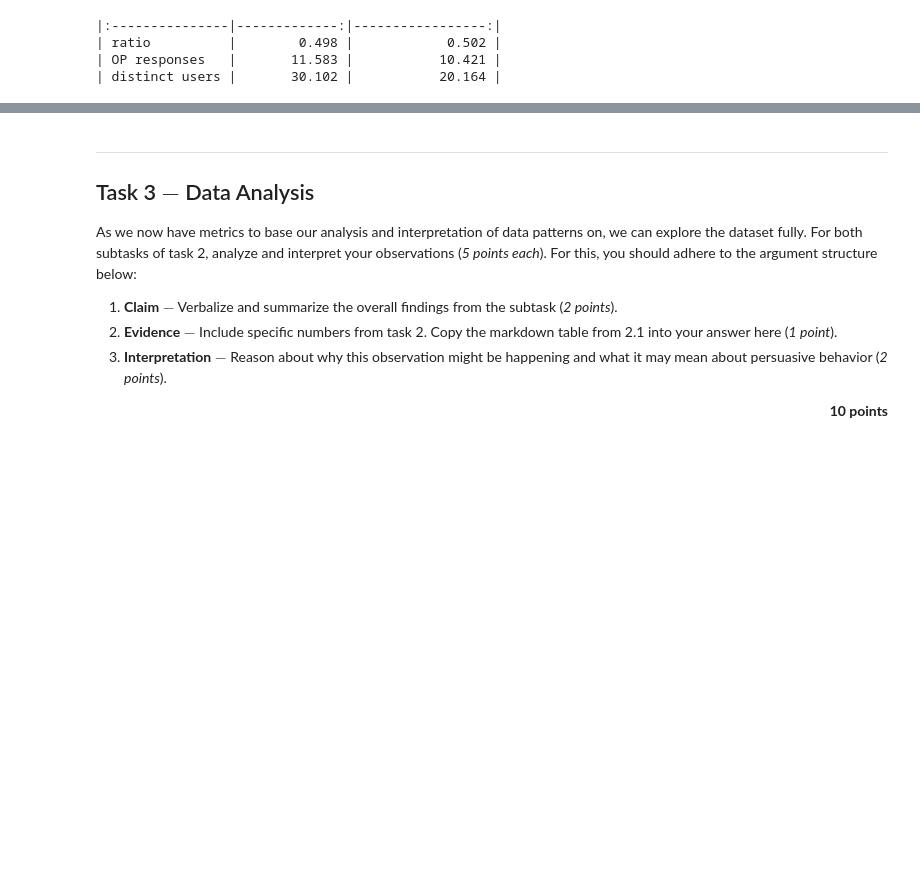
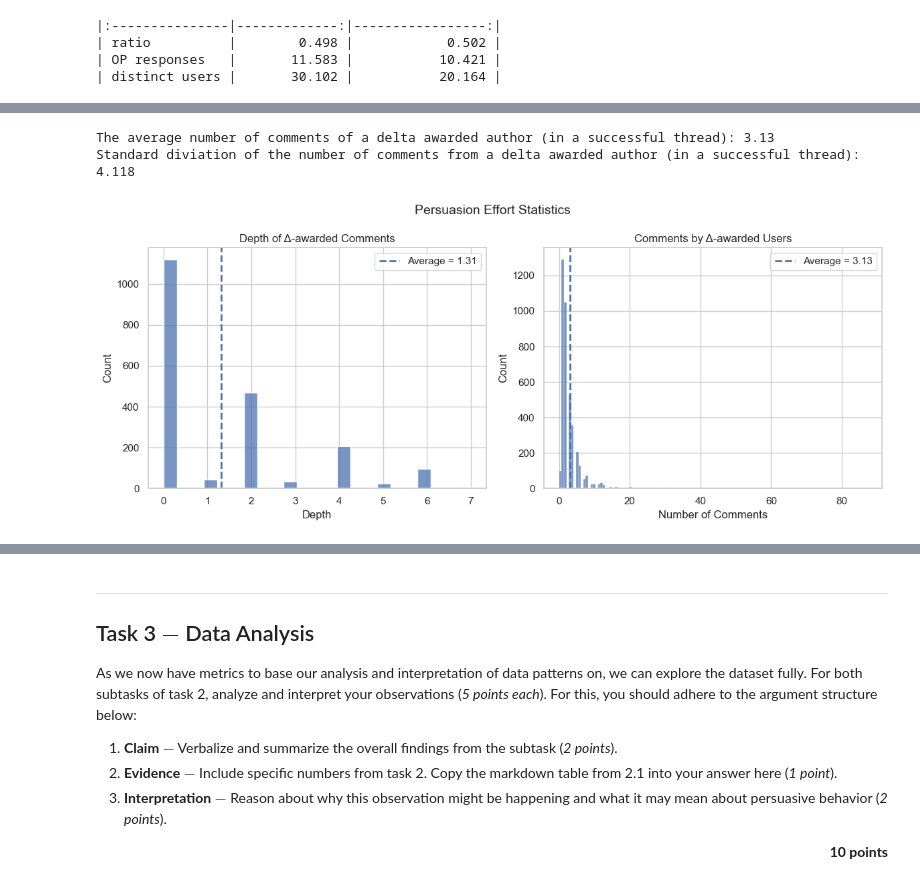
Before and after one commit to Ole-rgb/Lab-Argumentation-Technology, a Jupyter notebook: assignment-2.ipynb, the cells around one changed output, grey strips where cells are left out. Drawn from its saved outputs; the diff is of its cells as text; code cells hidden in the pictures; blank space fills up the shorter version.

```diff
--- a/assignment-2.ipynb
+++ b/assignment-2.ipynb
@@ -508,12 +499,67 @@ The average depth of a comment, that was awarded a delta is: 1.31
 # %%
-"""2.2.1: Depth of awarded deltas in successful threads"""
-i = 0
+"""2.2.2: Number of comments from delta awarded author (in successful threads)"""
 
+number_comments = []
 for thread_id in successful_thread_ids:
     thread_comments = df_successful[df_successful["thread_id"] == thread_id]
     delta_comments = thread_comments[thread_comments["persuasiveness"] == 1]
 
-    delta_authors = [d["author"] for _,d in delta_comments.iterrows()]
-    comments_in_thread = len(thread_comments)-1 # exclude the op
-    comments_per_delta_author = [len(thread_comments[thread_comments["author"]==d["author"]])for _,d in delta_comments.iterrows()]
-    #enumerate(zip(delta_authors, comments_per_delta_author))
+    comments_per_delta_author = [len(thread_comments[thread_comments["author"]==d["author"]]) for _,d in delta_comments.iterrows()]
+
+    number_comments.extend(comments_per_delta_author)
+
+agv_delta_author_comments = np.average(number_comments)
+std_delta_author_comments = np.std(number_comments)
+overall_delta_author_comments = number_comments
+
+print(f"The average number of comments of a delta awarded author (in a successful thread): {agv_delta_author_comments:.2f}")
+print(f"Standard diviation of the number of comments from a delta awarded author (in a successful thread): {std_delta_author_comments:.3f}\n")
+# %% [output]
+The average number of comments of a delta awarded author (in a successful thread): 3.13
+Standard diviation of the number of comments from a delta awarded author (in a successful thread): 4.118
+# %%
+'''Plots for 2.2.1/2.2.2'''
+
+fig, axes = fig, axes = plt.subplots(1, 2, figsize=(12, 5))
+
+# Left plot
+sns.histplot(
+    overall_depths,
+    ax=axes[0]
+)
+
+axes[0].axvline(
+    avg_depth,
+    linestyle="--",
+    linewidth=2,
+    label=f"Average = {avg_depth:.2f}"
+)
+
+axes[0].set_title("Depth of Δ-awarded Comments")
+axes[0].set_xlabel("Depth")
+axes[0].set_ylabel("Count")
+axes[0].legend()
+
+# Right plot
+sns.histplot(
+    overall_delta_author_comments,
+    ax=axes[1]
+)
+axes[1].axvline(
+    agv_delta_author_comments,
+    linestyle="--",
+    linewidth=2,
+    label=f"Average = {agv_delta_author_comments:.2f}"
+)
+
+axes[1].set_title("Comments by Δ-awarded Users")
+axes[1].set_xlabel("Number of Comments")
+axes[1].set_ylabel("Count")
+axes[1].legend()
+
+fig.suptitle("Persuasion Effort Statistics", fontsize=14)
+
+fig.tight_layout()
+plt.show()
+# %% [output]
+[figure, added]
```
Also changed, not shown: parts of 2 cells of this notebook.
